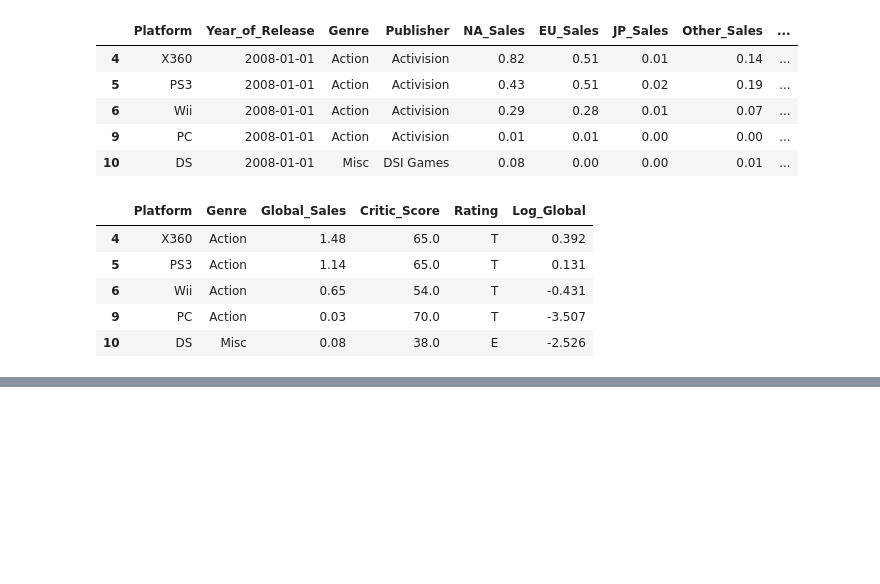
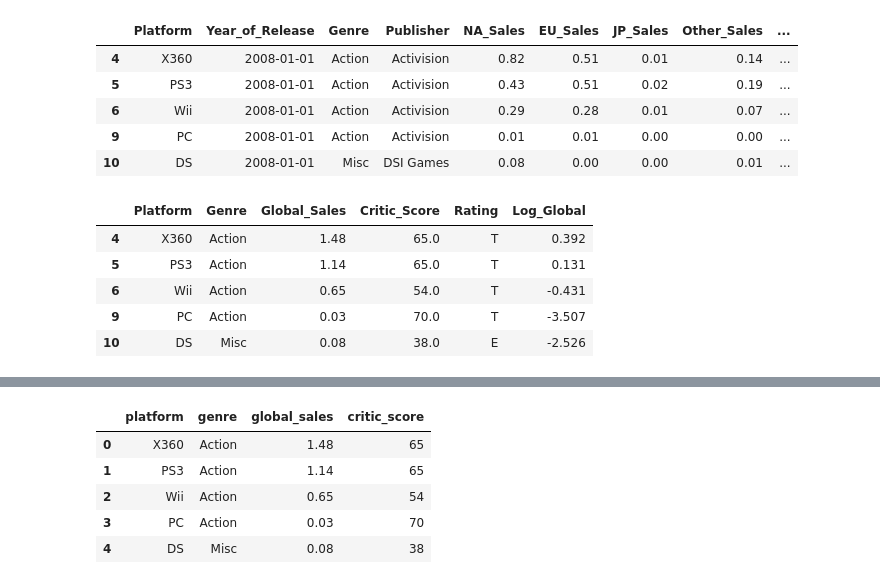
Before and after one commit to PeterAlesio/Video_Game_Analysis, a Jupyter notebook: EL_project_ML(1).ipynb, the cells around one changed output, grey strips where cells are left out. Saved outputs shown, nothing was run; the diff lists cells and outputs as text; code cells hidden in the pictures; blank space fills up the shorter version.

```diff
--- a/EL_project_ML(1).ipynb
+++ b/EL_project_ML(1).ipynb
@@ -365,0 +384,11 @@ df_sales.head()
+# %%
+df_sale=df_sales.drop(
+    columns=['game_name','year_of_release','publisher','na_sales','eu_sales','jp_sales','other_sales','user_score','game_id'])
+df_sale.head()
+# %% [output]
+|  | platform | genre | global_sales | critic_score |
+| 0 | X360 | Action | 1.48 | 65 |
+| 1 | PS3 | Action | 1.14 | 65 |
+| 2 | Wii | Action | 0.65 | 54 |
+| 3 | PC | Action | 0.03 | 70 |
+| 4 | DS | Misc | 0.08 | 38 |
```
Also changed, not shown: parts of 18 cells of this notebook, 3 other files.
